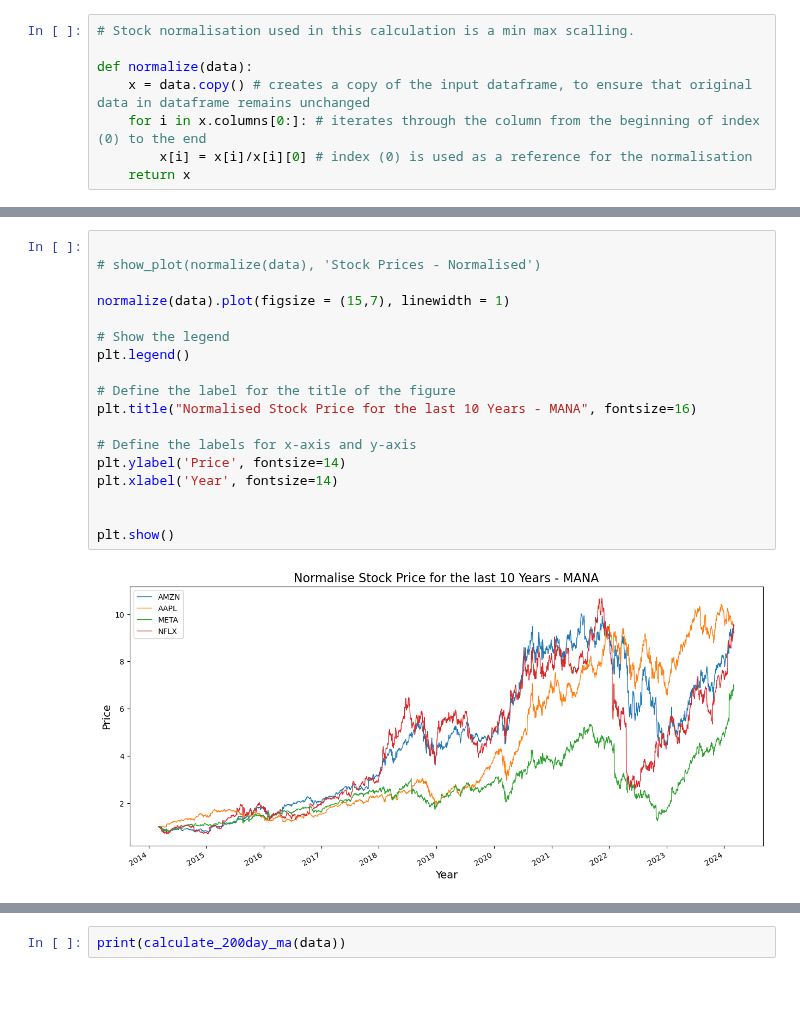
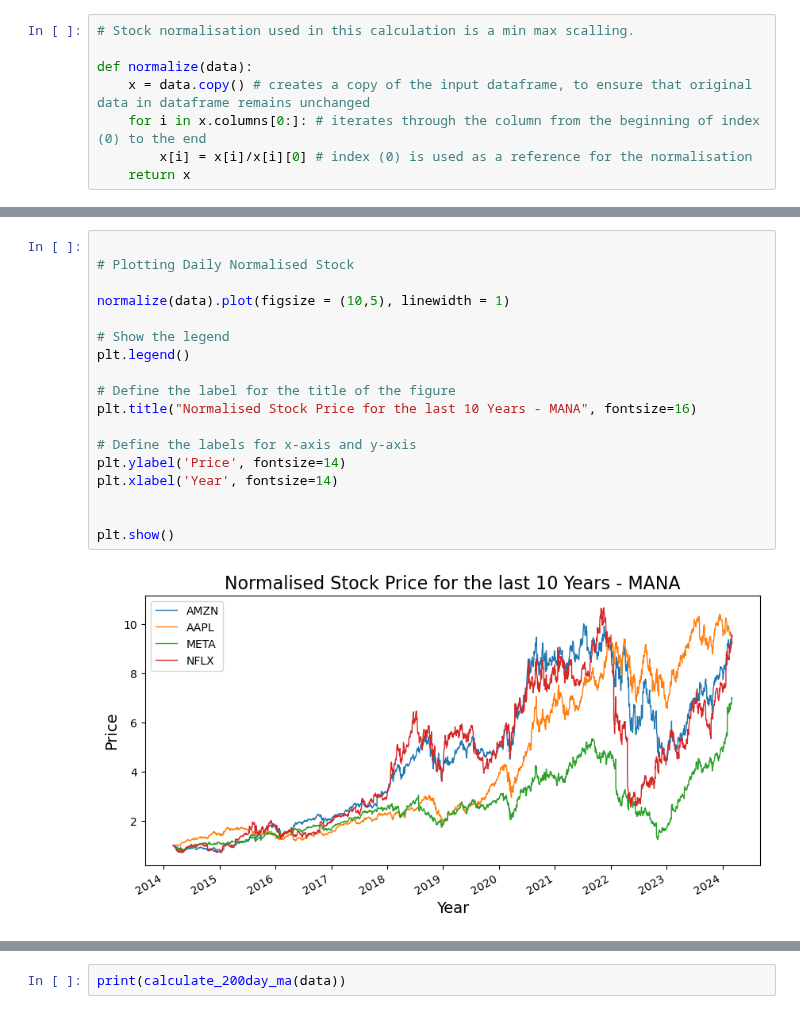
Before and after one commit to horsewell/project-3, a Jupyter notebook: hn_stock_data_take6.ipynb, the cells around one changed output, grey strips where cells are left out. Saved outputs shown, nothing was run; the diff lists cells and outputs as text; blank space fills up the shorter version.

```diff
--- a/hn_stock_data_take6.ipynb
+++ b/hn_stock_data_take6.ipynb
@@ -215,21 +215,21 @@ Date
 [2517 rows x 4 columns]
 # %%
 
-# show_plot(normalize(data), 'Stock Prices - Normalised')
+# Plotting Daily Normalised Stock
 
-normalize(data).plot(figsize = (15,7), linewidth = 1)
+normalize(data).plot(figsize = (10,5), linewidth = 1)
 
 # Show the legend
 plt.legend()
 
 # Define the label for the title of the figure
 plt.title("Normalised Stock Price for the last 10 Years - MANA", fontsize=16)
 
 # Define the labels for x-axis and y-axis
 plt.ylabel('Price', fontsize=14)
 plt.xlabel('Year', fontsize=14)
 
 
 plt.show()
 # %% [output]
-[figure, old version]
+[figure, new version]
```
Also changed, not shown: parts of 10 cells of this notebook, 7 other files.
